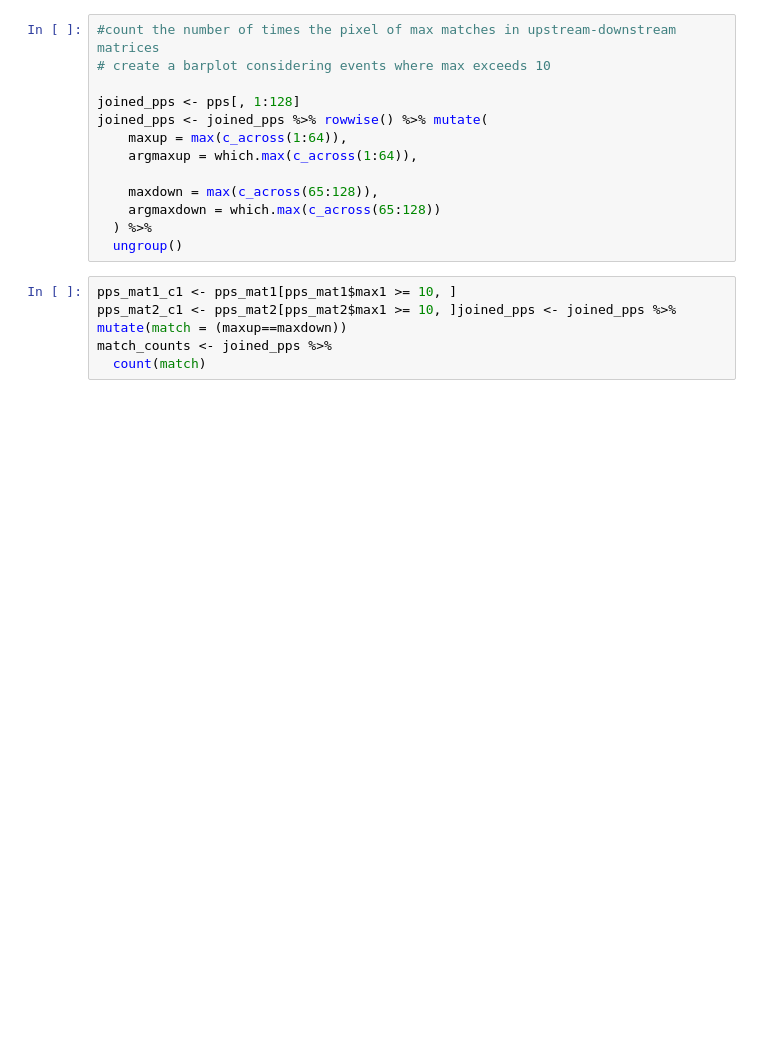
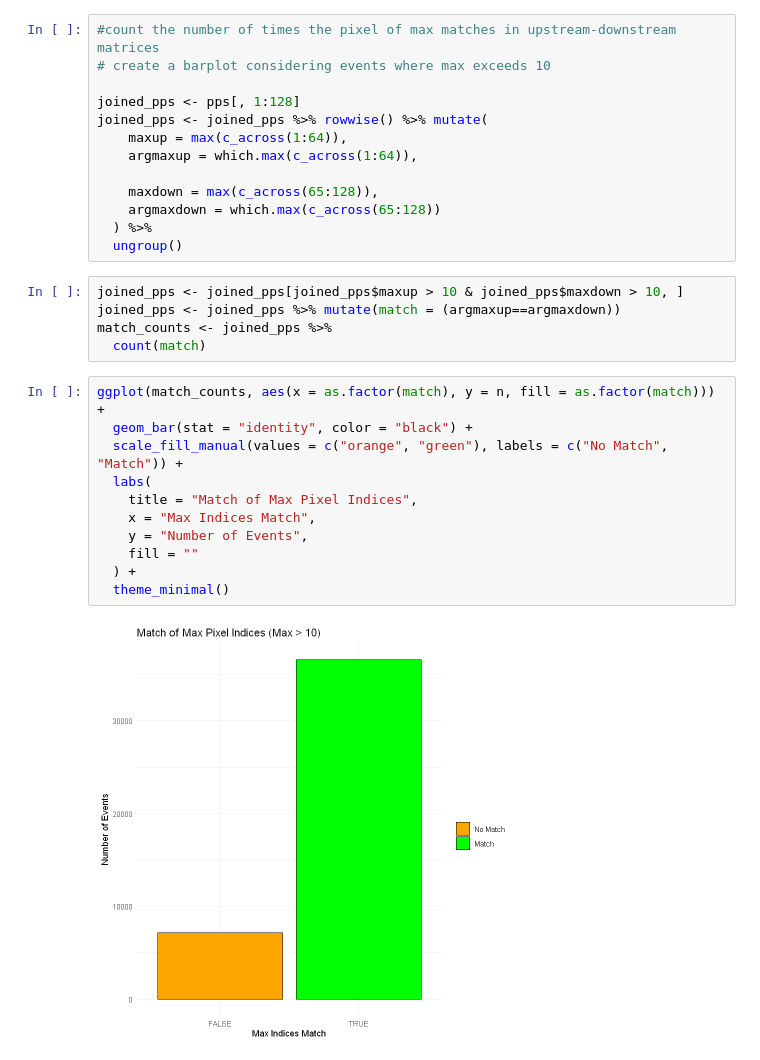
Before and after one commit to angelabortolato/AdvStatistics, a Jupyter notebook: lab1/BortolatoAngela_Lab1.ipynb, the cells around one changed output. Saved outputs shown, nothing was run; the diff lists cells and outputs as text; blank space fills up the shorter version.

```diff
--- a/lab1/BortolatoAngela_Lab1.ipynb
+++ b/lab1/BortolatoAngela_Lab1.ipynb
@@ -434,7 +434,20 @@ joined_pps <- joined_pps %>% rowwise() %>% mutate(
   ) %>%
   ungroup()
 # %%
-pps_mat1_c1 <- pps_mat1[pps_mat1$max1 >= 10, ]
-pps_mat2_c1 <- pps_mat2[pps_mat2$max1 >= 10, ]joined_pps <- joined_pps %>% mutate(match = (maxup==maxdown))
+joined_pps <- joined_pps[joined_pps$maxup > 10 & joined_pps$maxdown > 10, ]
+joined_pps <- joined_pps %>% mutate(match = (argmaxup==argmaxdown))
 match_counts <- joined_pps %>%
   count(match)
+# %%
+ggplot(match_counts, aes(x = as.factor(match), y = n, fill = as.factor(match))) +
+  geom_bar(stat = "identity", color = "black") +
+  scale_fill_manual(values = c("orange", "green"), labels = c("No Match", "Match")) +
+  labs(
+    title = "Match of Max Pixel Indices",
+    x = "Max Indices Match",
+    y = "Number of Events",
+    fill = ""
+  ) +
+  theme_minimal()
+# %% [output]
+[figure, added]
```
Also changed, not shown: parts of 1 cell of this notebook.
